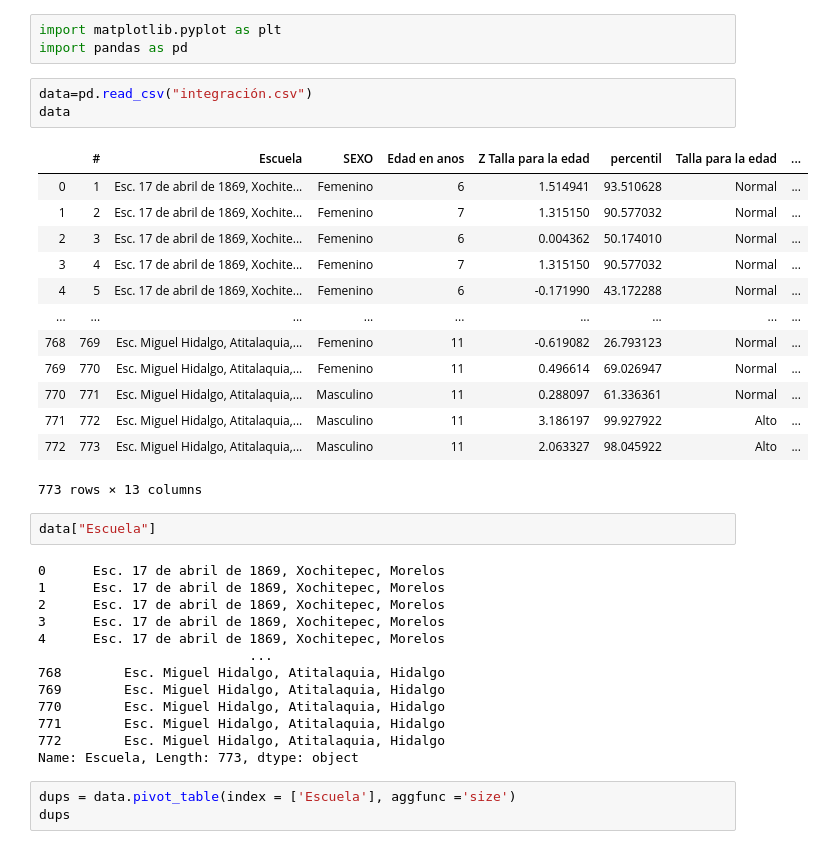
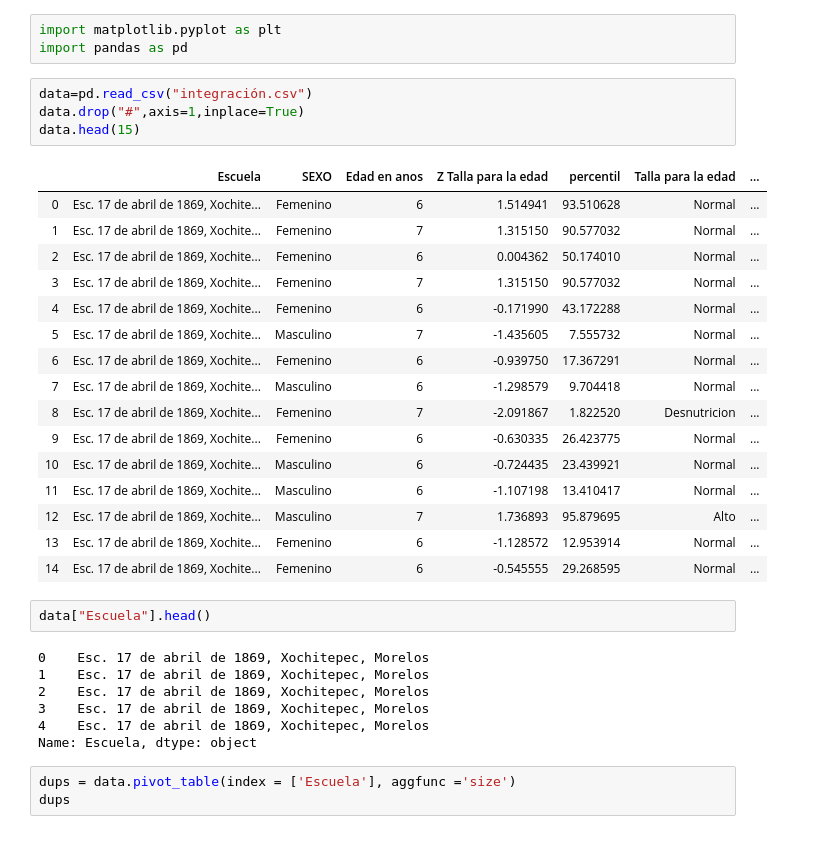
Before and after one commit to UlisesJuarez/Proyecto-escuelas, a Jupyter notebook: graficas.ipynb, the cells around one changed output. Cells and saved outputs as stored; diff of their text form.

```diff
--- a/graficas.ipynb
+++ b/graficas.ipynb
@@ -3,36 +3,34 @@ import matplotlib.pyplot as plt
 import pandas as pd
 # %%
 data=pd.read_csv("integración.csv")
-data
+data.drop("#",axis=1,inplace=True)
+data.head(15)
 # %% [output]
-|  | # | Escuela | SEXO | Edad en anos | Z Talla para la edad | percentil | Talla para la edad | ... |
-| 0 | 1 | Esc. 17 de abril de 1869, Xochite... | Femenino | 6 | 1.514941 | 93.510628 | Normal | ... |
-| 1 | 2 | Esc. 17 de abril de 1869, Xochite... | Femenino | 7 | 1.315150 | 90.577032 | Normal | ... |
-| 2 | 3 | Esc. 17 de abril de 1869, Xochite... | Femenino | 6 | 0.004362 | 50.174010 | Normal | ... |
-| 3 | 4 | Esc. 17 de abril de 1869, Xochite... | Femenino | 7 | 1.315150 | 90.577032 | Normal | ... |
-| 4 | 5 | Esc. 17 de abril de 1869, Xochite... | Femenino | 6 | -0.171990 | 43.172288 | Normal | ... |
-| ... | ... | ... | ... | ... | ... | ... | ... | ... |
-| 768 | 769 | Esc. Miguel Hidalgo, Atitalaquia,... | Femenino | 11 | -0.619082 | 26.793123 | Normal | ... |
-| 769 | 770 | Esc. Miguel Hidalgo, Atitalaquia,... | Femenino | 11 | 0.496614 | 69.026947 | Normal | ... |
-| 770 | 771 | Esc. Miguel Hidalgo, Atitalaquia,... | Masculino | 11 | 0.288097 | 61.336361 | Normal | ... |
-| 771 | 772 | Esc. Miguel Hidalgo, Atitalaquia,... | Masculino | 11 | 3.186197 | 99.927922 | Alto | ... |
-| 772 | 773 | Esc. Miguel Hidalgo, Atitalaquia,... | Masculino | 11 | 2.063327 | 98.045922 | Alto | ... |
+|  | Escuela | SEXO | Edad en anos | Z Talla para la edad | percentil | Talla para la edad | ... |
+| 0 | Esc. 17 de abril de 1869, Xochite... | Femenino | 6 | 1.514941 | 93.510628 | Normal | ... |
+| 1 | Esc. 17 de abril de 1869, Xochite... | Femenino | 7 | 1.315150 | 90.577032 | Normal | ... |
+| 2 | Esc. 17 de abril de 1869, Xochite... | Femenino | 6 | 0.004362 | 50.174010 | Normal | ... |
+| 3 | Esc. 17 de abril de 1869, Xochite... | Femenino | 7 | 1.315150 | 90.577032 | Normal | ... |
+| 4 | Esc. 17 de abril de 1869, Xochite... | Femenino | 6 | -0.171990 | 43.172288 | Normal | ... |
+| 5 | Esc. 17 de abril de 1869, Xochite... | Masculino | 7 | -1.435605 | 7.555732 | Normal | ... |
+| 6 | Esc. 17 de abril de 1869, Xochite... | Femenino | 6 | -0.939750 | 17.367291 | Normal | ... |
+| 7 | Esc. 17 de abril de 1869, Xochite... | Masculino | 6 | -1.298579 | 9.704418 | Normal | ... |
+| 8 | Esc. 17 de abril de 1869, Xochite... | Femenino | 7 | -2.091867 | 1.822520 | Desnutricion | ... |
+| 9 | Esc. 17 de abril de 1869, Xochite... | Femenino | 6 | -0.630335 | 26.423775 | Normal | ... |
+| 10 | Esc. 17 de abril de 1869, Xochite... | Masculino | 6 | -0.724435 | 23.439921 | Normal | ... |
+| 11 | Esc. 17 de abril de 1869, Xochite... | Masculino | 6 | -1.107198 | 13.410417 | Normal | ... |
+| 12 | Esc. 17 de abril de 1869, Xochite... | Masculino | 7 | 1.736893 | 95.879695 | Alto | ... |
+| 13 | Esc. 17 de abril de 1869, Xochite... | Femenino | 6 | -1.128572 | 12.953914 | Normal | ... |
+| 14 | Esc. 17 de abril de 1869, Xochite... | Femenino | 6 | -0.545555 | 29.268595 | Normal | ... |
-773 rows × 13 columns
 # %%
-data["Escuela"]
+data["Escuela"].head()
 # %% [output]
-0      Esc. 17 de abril de 1869, Xochitepec, Morelos
-1      Esc. 17 de abril de 1869, Xochitepec, Morelos
-2      Esc. 17 de abril de 1869, Xochitepec, Morelos
-3      Esc. 17 de abril de 1869, Xochitepec, Morelos
-4      Esc. 17 de abril de 1869, Xochitepec, Morelos
-                           ...
-768        Esc. Miguel Hidalgo, Atitalaquia, Hidalgo
-769        Esc. Miguel Hidalgo, Atitalaquia, Hidalgo
-770        Esc. Miguel Hidalgo, Atitalaquia, Hidalgo
-771        Esc. Miguel Hidalgo, Atitalaquia, Hidalgo
-772        Esc. Miguel Hidalgo, Atitalaquia, Hidalgo
-Name: Escuela, Length: 773, dtype: object
+0    Esc. 17 de abril de 1869, Xochitepec, Morelos
+1    Esc. 17 de abril de 1869, Xochitepec, Morelos
+2    Esc. 17 de abril de 1869, Xochitepec, Morelos
+3    Esc. 17 de abril de 1869, Xochitepec, Morelos
+4    Esc. 17 de abril de 1869, Xochitepec, Morelos
+Name: Escuela, dtype: object
 # %%
 dups = data.pivot_table(index = ['Escuela'], aggfunc ='size')
 dups
```
Also changed, not shown: parts of 10 cells of this notebook, 4 other files.
